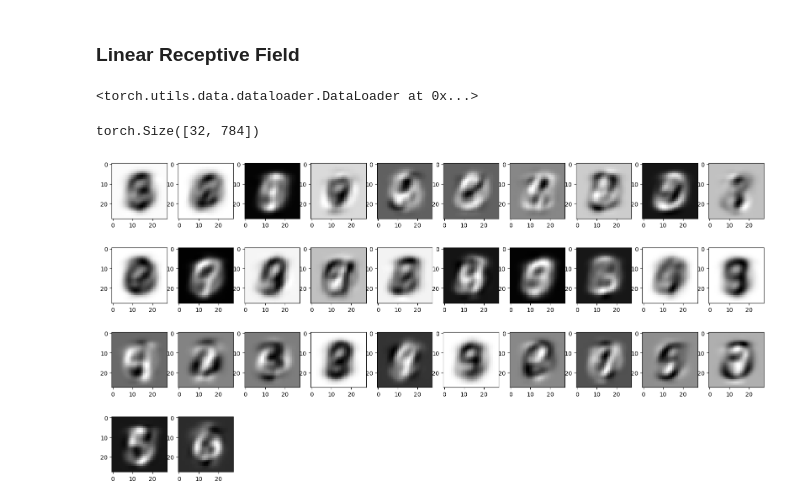
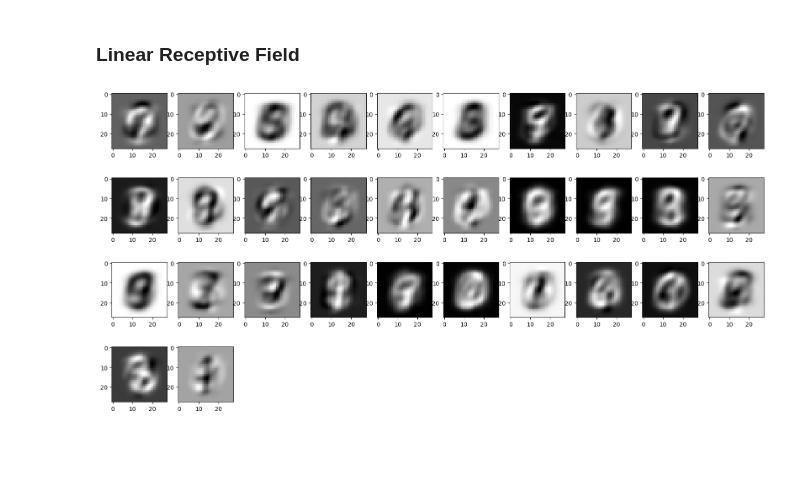
Before and after one commit to DiJam20/developing-autoencoders, a Jupyter notebook: 08_Receptive_Field.ipynb, the cells around one changed output. Saved outputs shown, nothing was run; the diff lists cells and outputs as text; code cells hidden in the pictures; blank space fills up the shorter version.

```diff
--- a/08_Receptive_Field.ipynb
+++ b/08_Receptive_Field.ipynb
@@ -25,23 +22,23 @@ The autoreload extension is already loaded. To reload it, use:
 # %% [markdown]
 ### Load model
 # %%
-modelpath = '/home/david/sparsify_models/AE/MNIST/2024-09-19_21-24-20/'
+modelpath = '/home/david/sparsify_models/good_models/01/'
 plotpath = '/home/david/sparsify_plots/RF/'
 if not os.path.exists(plotpath):
     os.makedirs(plotpath)
 # %%
-## define the model
-n_input = 28*28#32*32*3
+n_input = 28*28
 n_layers = 3
-n_hidden_ls = [512,256,32]
+sae_n_hidden_ls = [512, 128, 32]
+dae_n_hidden_ls = [512, 128, 32]
 
-sae = Autoencoder(n_input,n_hidden_ls,n_layers)
-dae = Autoencoder(n_input,n_hidden_ls,n_layers)
+sae = Autoencoder(n_input,sae_n_hidden_ls,n_layers)
+dae = Autoencoder(n_input,dae_n_hidden_ls,n_layers)
 # %%
-sae_weights = torch.load(modelpath + 'Static/model_weights_epoch9.pth')
+sae_weights = torch.load(modelpath + 'SAE/model_weights_epoch49.pth')
 sae.load_state_dict(sae_weights)
 
-dae_weights = torch.load(modelpath + 'Dev/cell_division/model_weights_epoch9.pth')
+dae_weights = torch.load(modelpath + 'DAE/model_weights_epoch49.pth')
 dae.load_state_dict(dae_weights)
 # %% [output]
 <All keys matched successfully>
@@ -90,6 +107,2 @@ encoding_loader = DataLoader(encoding_dataset, batch_size=64, shuffle=False)
 # %% [markdown]
 ### Linear Receptive Field
-# %%
-encoding_loader
-# %% [output]
-<torch.utils.data.dataloader.DataLoader at 0x...>
@@ -100,15 +109,12 @@ for data, _ in mnist_test:
-# %%
-rf_sae = get_RF_linear(sae, test_loader)
-print(rf_sae.shape)
-# %% [output]
-torch.Size([32, 784])
 # %%
+rf_sae = get_RF_linear(sae, mnist_test)
+
 fig = plt.figure(figsize=(20,10))
 
 for i,rf in enumerate(rf_sae):
     plt.subplot(4,10,i+1)
     plt.imshow(rf.reshape(28,28),cmap='binary_r')
 
 plt.savefig(plotpath + 'sae_linear.pdf',bbox_inches='tight')
 # %% [output]
-[figure, old version]
+[figure, new version]
```
Also changed, not shown: parts of 26 cells of this notebook.
